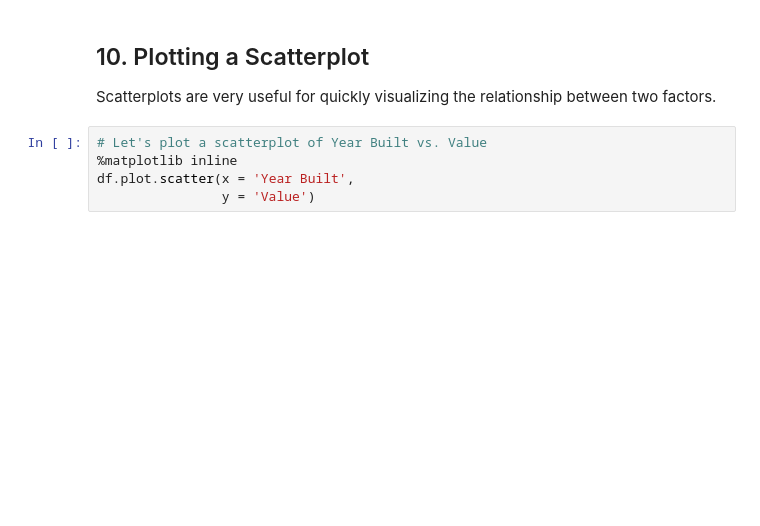
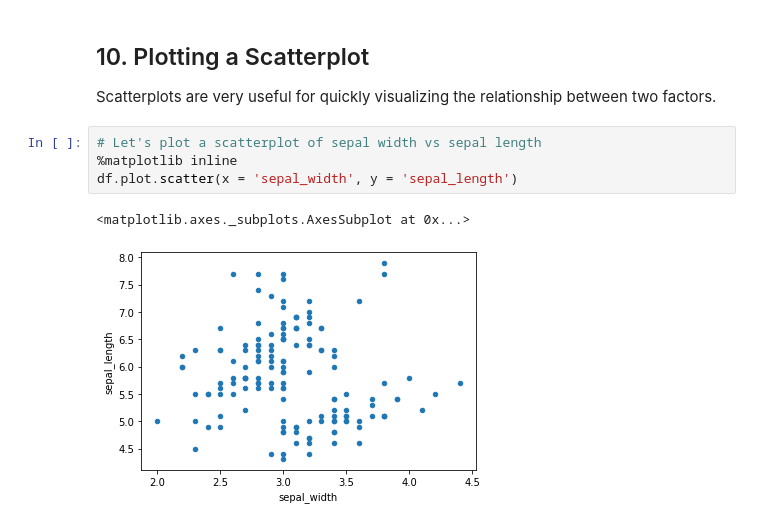
Before and after one commit to jzhangab/quds-class, a Jupyter notebook: 1_Intro_Python.ipynb, the cells around one changed output. Drawn from its saved outputs; the diff is of its cells as text; blank space fills up the shorter version.

```diff
--- a/1_Intro_Python.ipynb
+++ b/1_Intro_Python.ipynb
@@ -364,7 +1140,9 @@ df.hist(bins = 10)
 ## 10. Plotting a Scatterplot
 Scatterplots are very useful for quickly visualizing the relationship between two factors.
 # %%
-# Let's plot a scatterplot of Year Built vs. Value
+# Let's plot a scatterplot of sepal width vs sepal length
 %matplotlib inline
-df.plot.scatter(x = 'Year Built',
-                y = 'Value')
+df.plot.scatter(x = 'sepal_width', y = 'sepal_length')
+# %% [output]
+<matplotlib.axes._subplots.AxesSubplot at 0x...>
+[figure, added]
```
Also changed, not shown: parts of 97 cells of this notebook.
